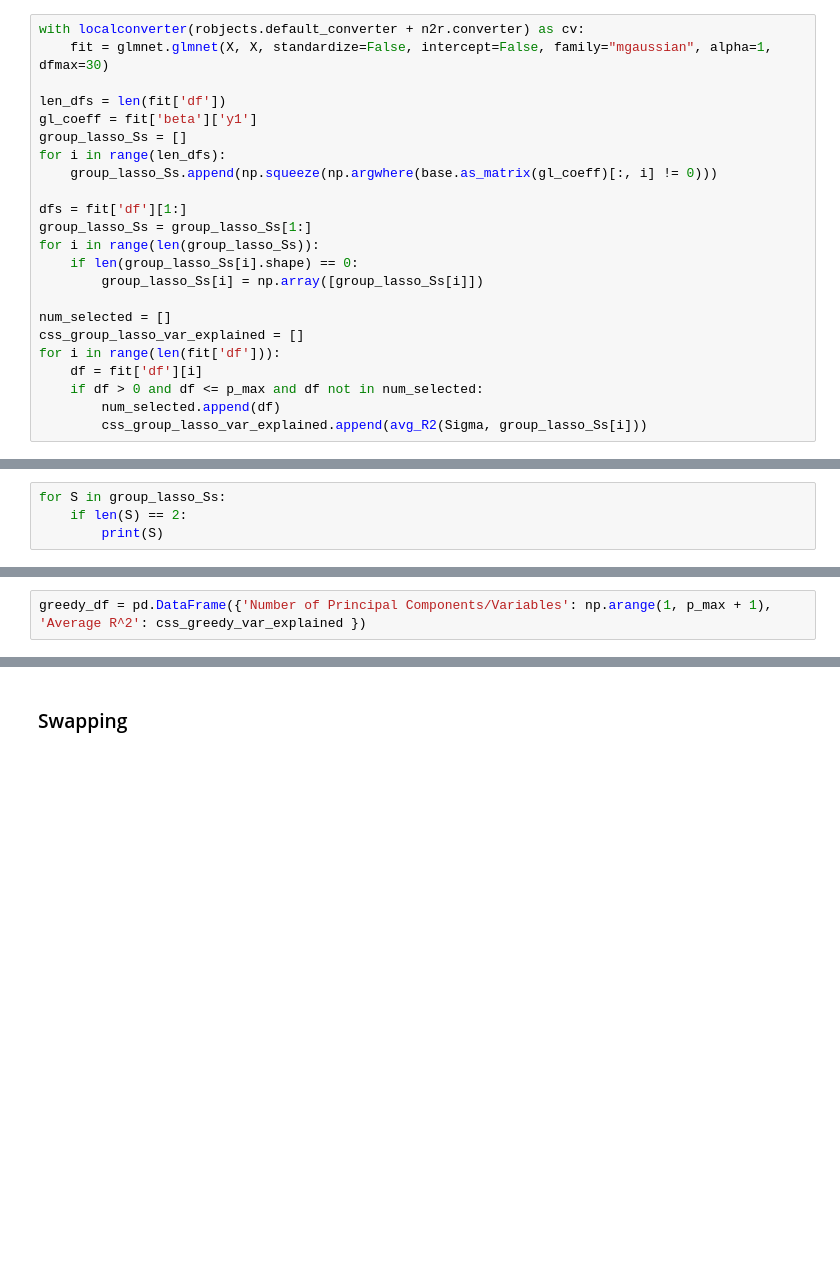
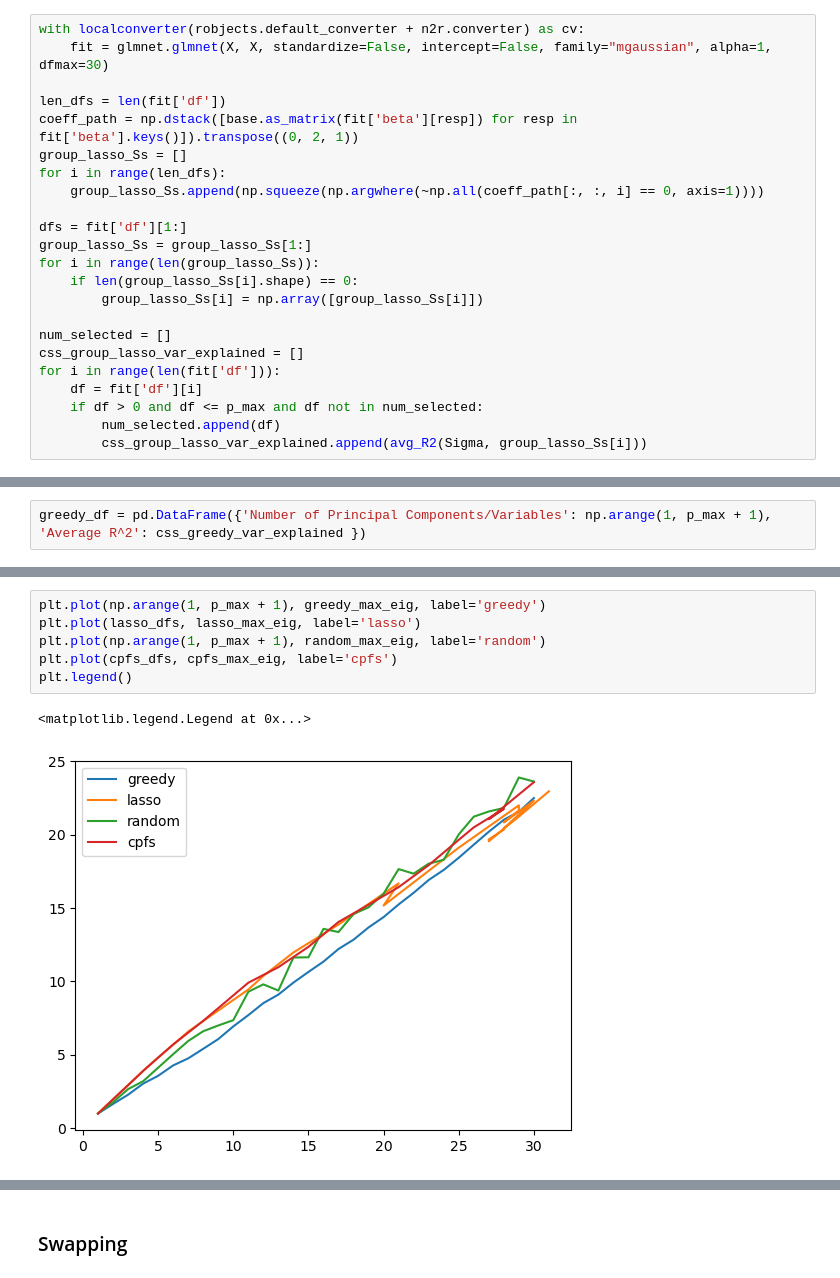
Before and after one commit to AnavSood/CSS, a Jupyter notebook: notebooks/blackrock_css.ipynb, the cells around one changed output, grey strips where cells are left out. Saved outputs shown, nothing was run; the diff lists cells and outputs as text; blank space fills up the shorter version.

```diff
--- a/notebooks/blackrock_css.ipynb
+++ b/notebooks/blackrock_css.ipynb
@@ -77,10 +184,10 @@ with localconverter(robjects.default_converter + n2r.converter) as cv:
     fit = glmnet.glmnet(X, X, standardize=False, intercept=False, family="mgaussian", alpha=1, dfmax=30)
 
 len_dfs = len(fit['df'])
-gl_coeff = fit['beta']['y1']
+coeff_path = np.dstack([base.as_matrix(fit['beta'][resp]) for resp in fit['beta'].keys()]).transpose((0, 2, 1))
 group_lasso_Ss = []
 for i in range(len_dfs):
-    group_lasso_Ss.append(np.squeeze(np.argwhere(base.as_matrix(gl_coeff)[:, i] != 0)))
+    group_lasso_Ss.append(np.squeeze(np.argwhere(~np.all(coeff_path[:, :, i] == 0, axis=1))))
 
 dfs = fit['df'][1:]
 group_lasso_Ss = group_lasso_Ss[1:]
@@ -97,7 +204,3 @@ for i in range(len(fit['df'])):
         css_group_lasso_var_explained.append(avg_R2(Sigma, group_lasso_Ss[i]))
 # %%
 group_lasso_df = pd.DataFrame({'Number of Principal Components/Variables': num_selected , 'Average R^2': css_group_lasso_var_explained})
-# %%
-for S in group_lasso_Ss:
-    if len(S) == 2:
-        print(S)
@@ -119,0 +247,9 @@ greedy_df = pd.DataFrame({'Number of Principal Components/Variables': np.arange(
+# %%
+plt.plot(np.arange(1, p_max + 1), greedy_max_eig, label='greedy')
+plt.plot(lasso_dfs, lasso_max_eig, label='lasso')
+plt.plot(np.arange(1, p_max + 1), random_max_eig, label='random')
+plt.plot(cpfs_dfs, cpfs_max_eig, label='cpfs')
+plt.legend()
+# %% [output]
+<matplotlib.legend.Legend at 0x...>
+[figure, added]
```
Also changed, not shown: parts of 39 cells of this notebook, 13 other files.
